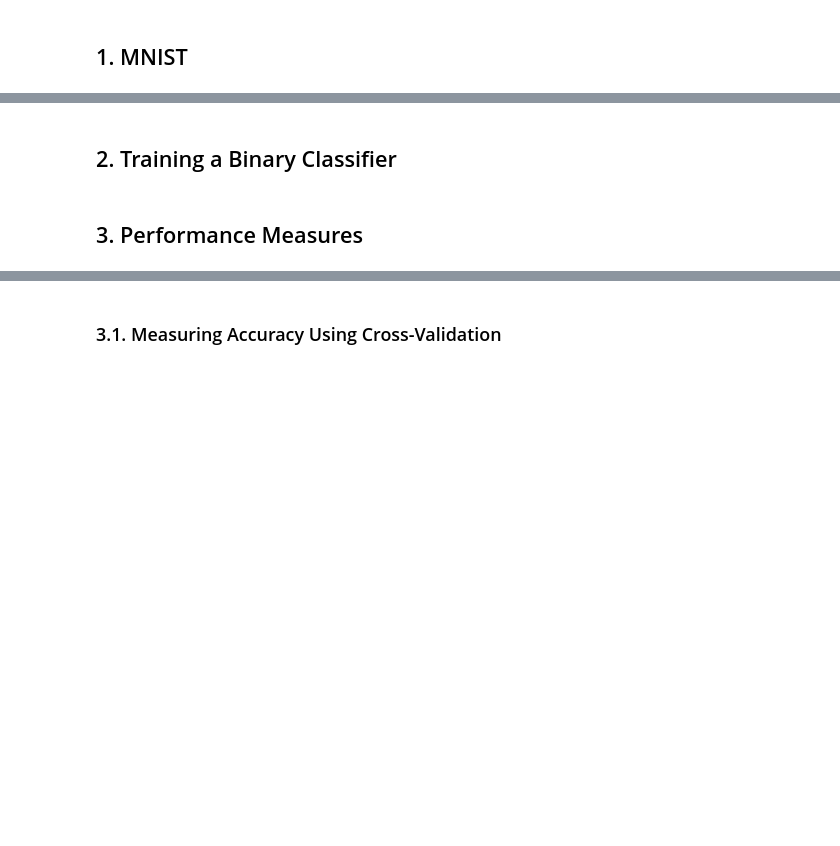
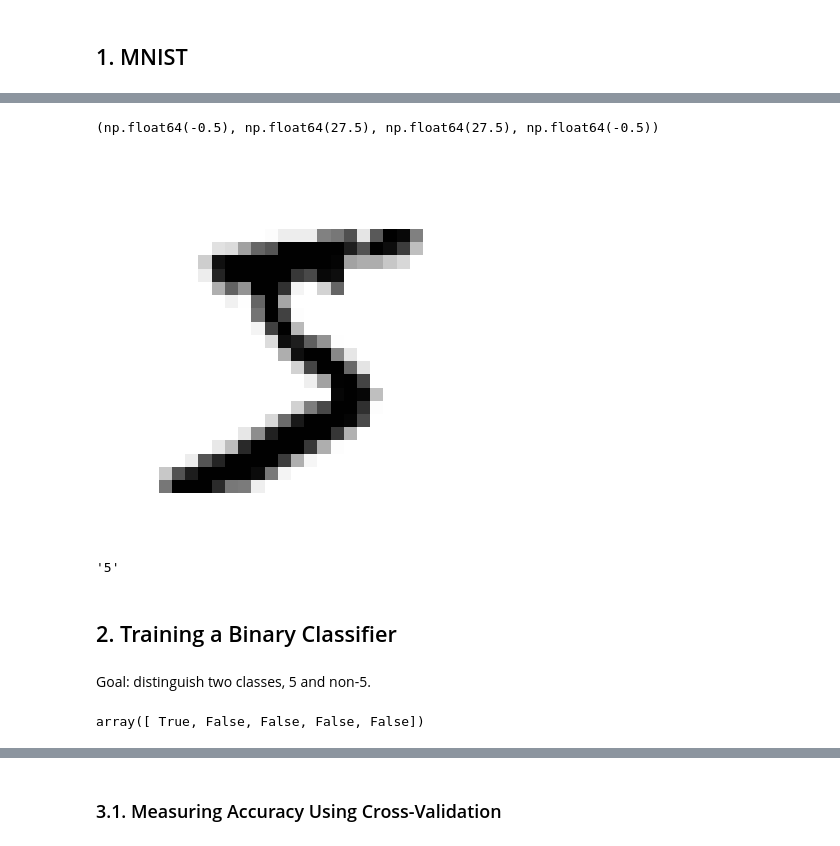
Before and after one commit to JinDai666/Hands-On-ML-Notes, a Jupyter notebook: ch03-classification/ch03_classification.ipynb, the cells around one changed output, grey strips where cells are left out. Drawn from its saved outputs; the diff is of its cells as text; code cells hidden in the pictures; blank space fills up the shorter version.

Commit message:
ch03: WIP - training a binary classifier

```diff
--- a/ch03-classification/ch03_classification.ipynb
+++ b/ch03-classification/ch03_classification.ipynb
@@ -3,2 +15,5 @@
 # %% [markdown]
 ## 1. MNIST
+# %%
+mnist = fetch_openml('mnist_784', as_frame=True)
+print(mnist.keys())
@@ -4,0 +22,4 @@
+# %%
+X, y = mnist['data'], mnist['target']
+print(X)
+print(y)
@@ -4,0 +44,10 @@
+# %%
+plt.imshow(X.iloc[0].to_numpy().reshape(28, 28), cmap = 'binary')
+plt.axis('off')
+# %% [output]
+(np.float64(-0.5), np.float64(27.5), np.float64(27.5), np.float64(-0.5))
+[figure, added]
+# %%
+y[0]
+# %% [output]
+'5'
@@ -5,4 +60,4 @@
 # %% [markdown]
 ## 2. Training a Binary Classifier
-# %% [markdown]
-## 3. Performance Measures
+# %% [markdown]
+Goal: distinguish two classes, 5 and non-5.
@@ -8,0 +67,7 @@
+# %%
+sgd_clf = SGDClassifier(random_state=316)
+
+sgd_clf.fit(X_train, y_train_5)
+sgd_clf.predict(X_train.iloc[:5])
+# %% [output]
+array([ True, False, False, False, False])
```
Also changed, not shown: parts of 28 cells of this notebook.
